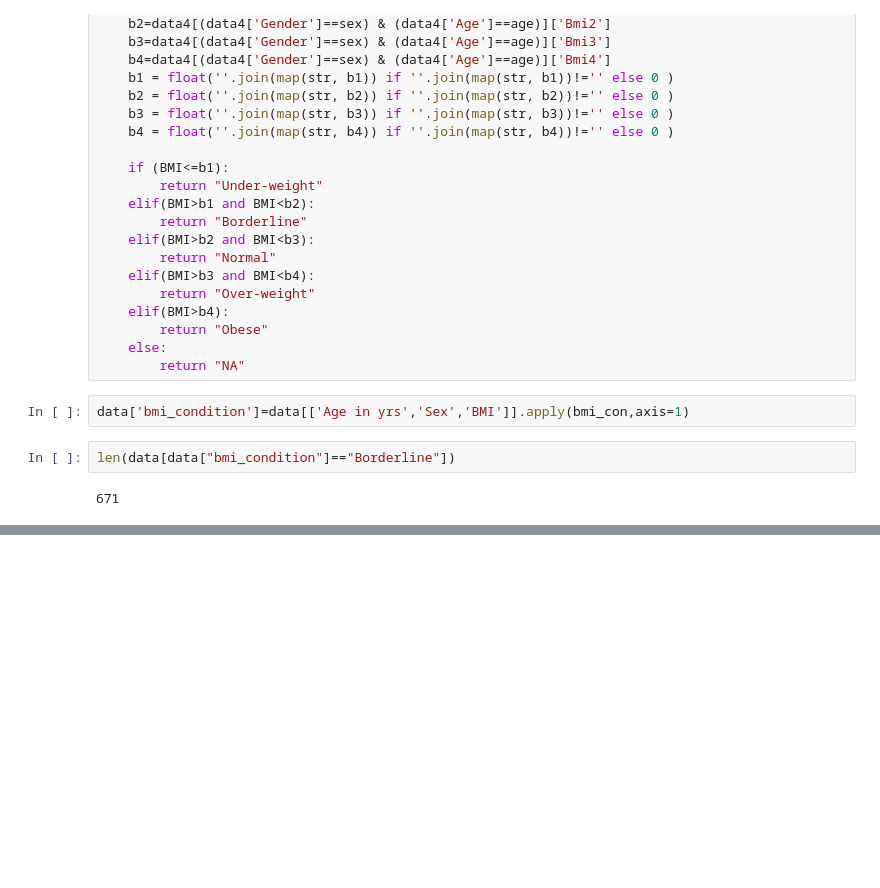
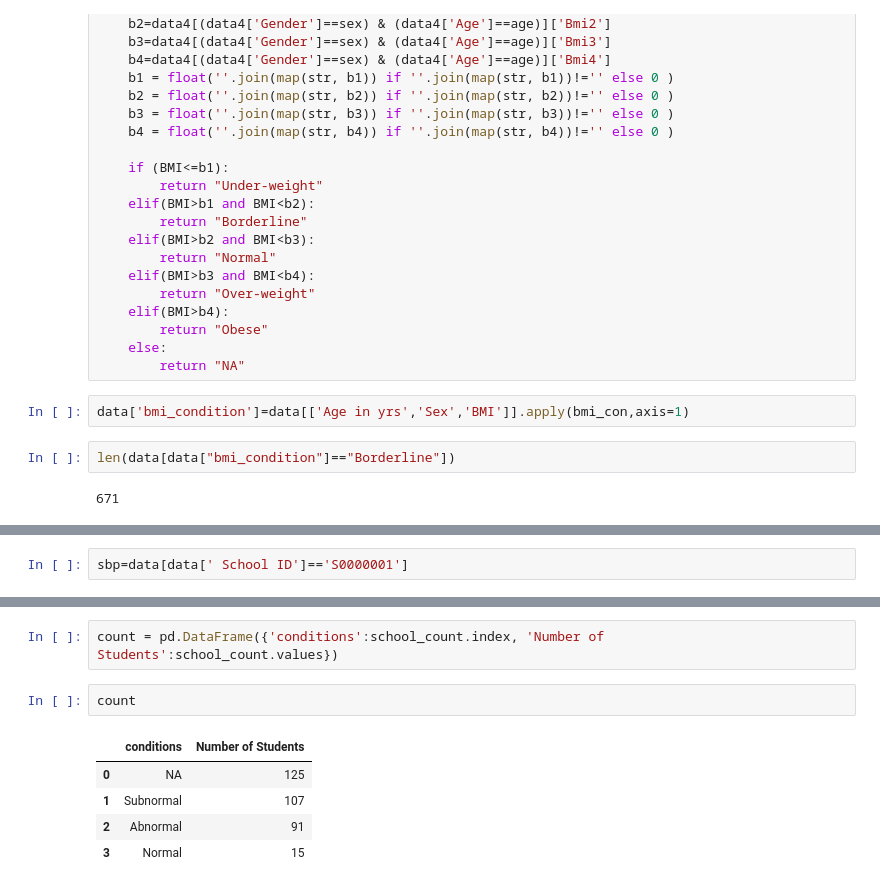
Before and after one commit to prajwal-creator/HealthyKid, a Jupyter notebook: analysisP.ipynb, the cells around one changed output, grey strips where cells are left out. Cells and saved outputs as stored; diff of their text form; blank space fills up the shorter version.

```diff
--- a/analysisP.ipynb
+++ b/analysisP.ipynb
@@ -447,0 +388,2 @@ len(data[data["bmi_condition"]=="Borderline"])
+# %%
+sbp=data[data[' School ID']=='S0000001']
@@ -447,0 +399,10 @@ len(data[data["bmi_condition"]=="Borderline"])
+# %%
+count = pd.DataFrame({'conditions':school_count.index, 'Number of Students':school_count.values})
+# %%
+count
+# %% [output]
+|  | conditions | Number of Students |
+| 0 | NA | 125 |
+| 1 | Subnormal | 107 |
+| 2 | Abnormal | 91 |
+| 3 | Normal | 15 |
```
Also changed, not shown: parts of 49 cells of this notebook, 1 other file.
